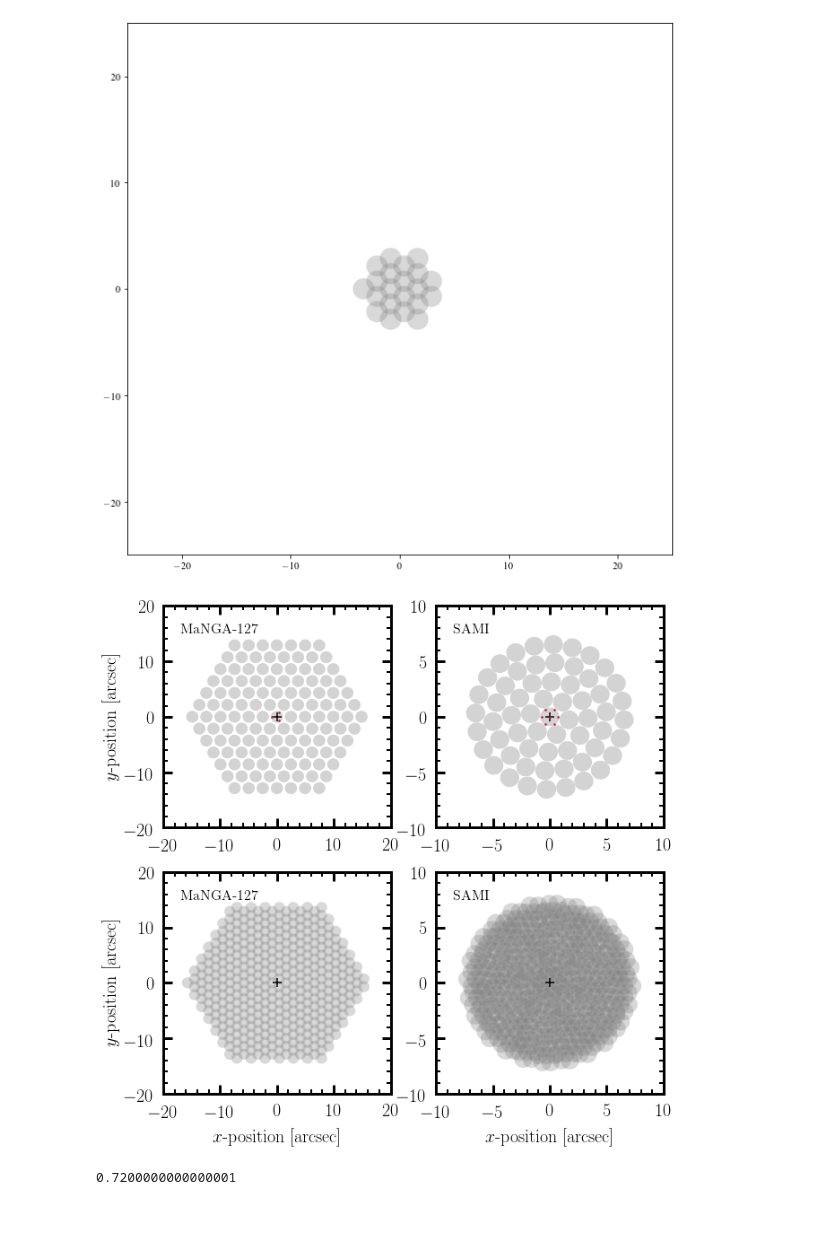
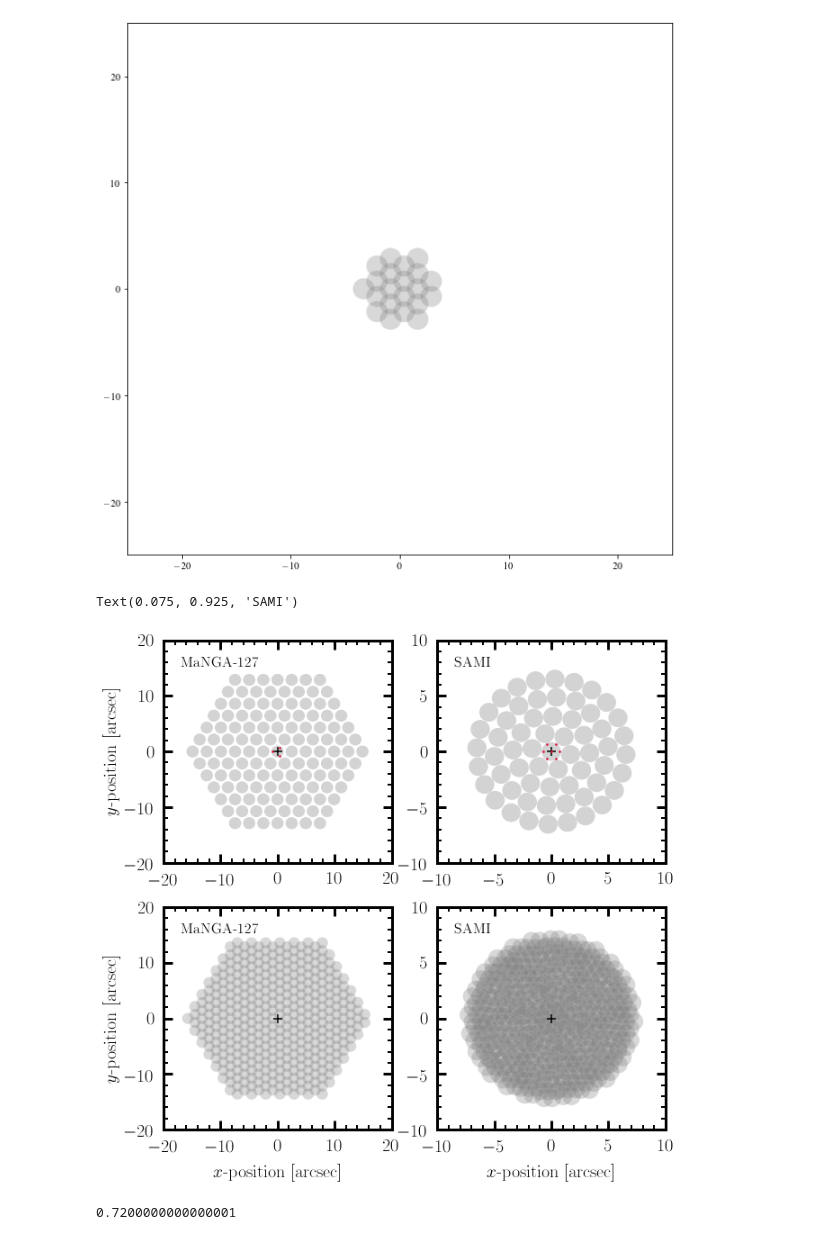
Before and after one commit to cbottrell/RealSim-IFS, a Jupyter notebook: Fiber_bundle_tests.ipynb, the cells around one changed output. Saved outputs shown, nothing was run; the diff lists cells and outputs as text; code cells hidden in the pictures.

```diff
--- a/Fiber_bundle_tests.ipynb
+++ b/Fiber_bundle_tests.ipynb
@@ -881,7 +881,7 @@ ax = axarr[1]
 xc_arr,yc_arr = np.loadtxt('Resources/SAMI_Fibre_xycoords_arcsec.dat',unpack=True)
 core_diameter_arcsec = 1.6
 fiber_diameter_arcsec = 1.6
-dither_offset_radial = 0.45*core_diameters_arcsec
+dither_offset_radial = 0.45*core_diameter_arcsec
 n_observations=1
 
 dither_xc_offsets = np.array([0.,1.,np.cos(60*np.pi/180),
@@ -894,36 +894,37 @@ dither_yc_offsets = np.array([0.,0.,np.sin(60*np.pi/180),
 ax.scatter(dither_xc_offsets,dither_yc_offsets,zorder=11,s=10,marker='.',color='crimson')
 
 for i_obs in range(n_observations):
     xc_obs,yc_obs = copy(xc_arr),copy(yc_arr)
     for xy in zip(xc_obs,yc_obs):
 #         clad = Circle(xy=xy,radius=fiber_diameter_arcsec/2,transform=ax.transData,edgecolor='black',facecolor='White',alpha=0.3,linewidth=0.1)
 #         ax.add_artist(clad)
         core = Circle(xy=xy,radius=core_diameter_arcsec/2,transform=ax.transData,edgecolor='lightgrey',facecolor='lightgrey',alpha=1.)
         ax.add_artist(core)
 
 ax.text(0.075,0.925,'SAMI',transform=ax.transAxes,ha='left',va='top',fontsize=16)
 
 ax = axarr[3]
 
 xc_arr,yc_arr = np.loadtxt('Resources/SAMI_Fibre_xycoords_arcsec.dat',unpack=True)
 core_diameter_arcsec = 1.6
 fiber_diameter_arcsec = 1.6
-dither_offset_radial = 0.45*core_diameters_arcsec
+dither_offset_radial = 0.45*core_diameter_arcsec
 n_observations=7
 
 for i_obs in range(n_observations):
     xc_obs,yc_obs = copy(xc_arr)+dither_xc_offsets[i_obs],copy(yc_arr)+dither_yc_offsets[i_obs]
     for xy in zip(xc_obs,yc_obs):
 #         clad = Circle(xy=xy,radius=fiber_diameter_arcsec/2,transform=ax.transData,edgecolor='black',facecolor='White',alpha=0.3)
 #         ax.add_artist(clad)
         core = Circle(xy=xy,radius=core_diameter_arcsec/2,transform=ax.transData,facecolor='Grey',alpha=0.3)
         ax.add_artist(core)
 
 ax.text(0.075,0.925,'SAMI',transform=ax.transAxes,ha='left',va='top',fontsize=16)
 
-fig.savefig('Figures/MaNGA_SAMI_Fibre_Example.pdf',bbox_inches='tight')
+#fig.savefig('Figures/MaNGA_SAMI_Fibre_Example.pdf',bbox_inches='tight')
 # %% [output]
+Text(0.075, 0.925, 'SAMI')
-[figure, old version]
+[figure, new version]
 # %%
 1.6/21
 print(1.6*0.45)
```
